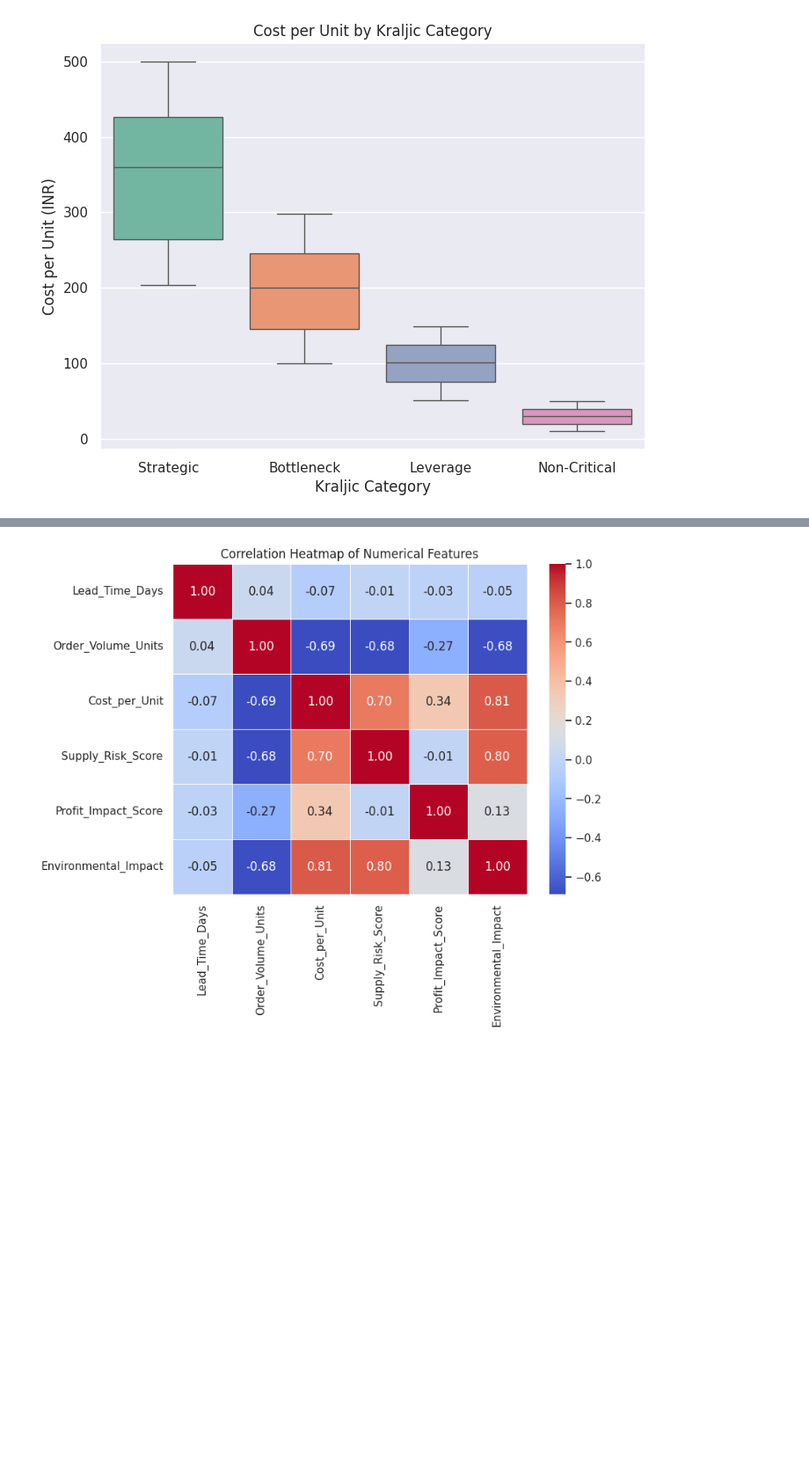
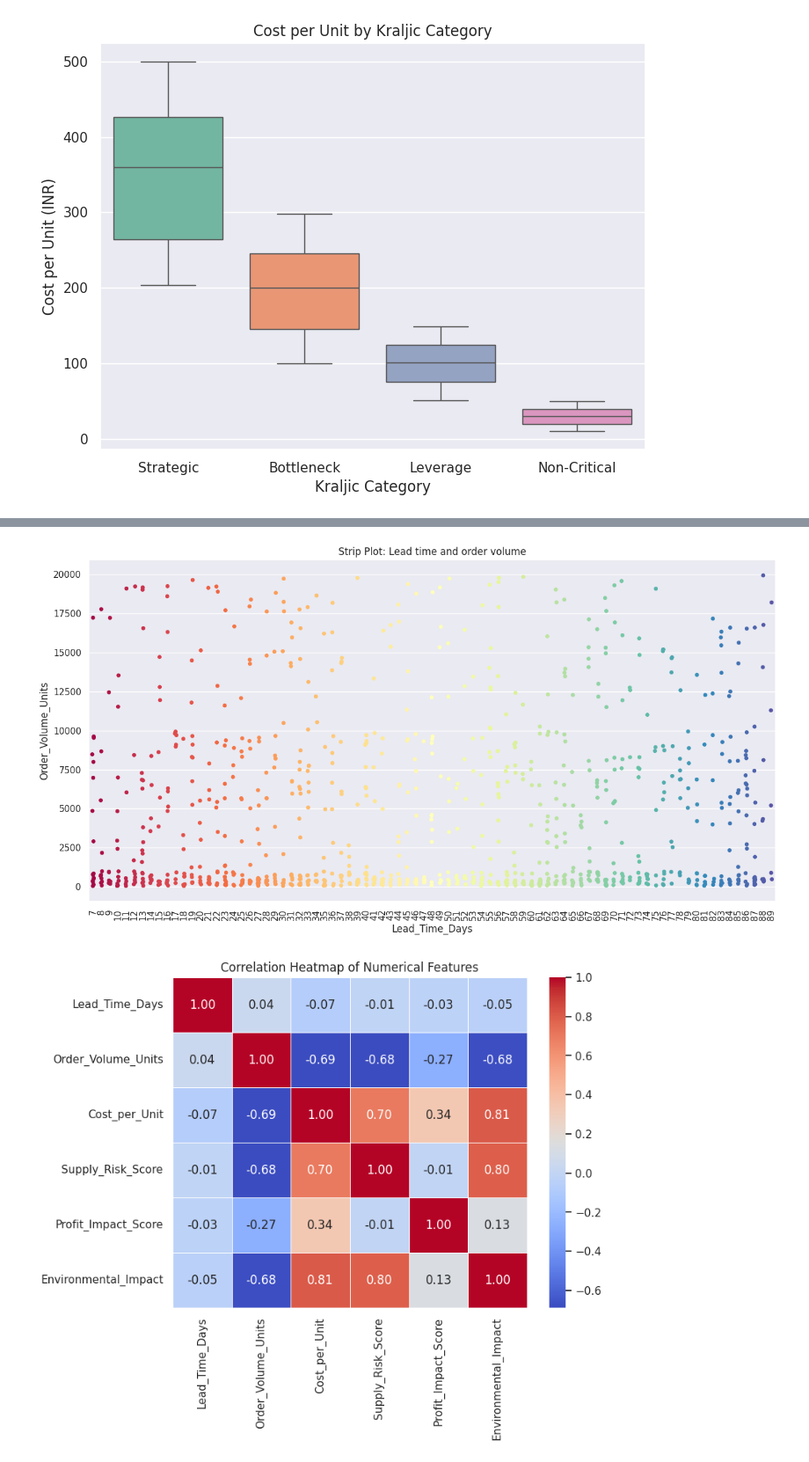
Before and after one commit to Nikhil5566/EDA-Prostate-cancer-dataset-, a Jupyter notebook: Kralijic_dataset.ipynb, the cells around one changed output, grey strips where cells are left out. Shown at 88% size. Drawn from its saved outputs; the diff is of its cells as text; code cells hidden in the pictures; blank space fills up the shorter version.

```diff
--- a/Kralijic_dataset.ipynb
+++ b/Kralijic_dataset.ipynb
@@ -145,3 +154,13 @@ plt.show()
+# %%
+# 5. Strip Plot: lead time vs order volume:
+plt.figure(figsize=(13,7))
+sns.stripplot(x='Lead_Time_Days', y='Order_Volume_Units', data=df, jitter=True, palette='Spectral')
+plt.title('Strip Plot: Lead time and order volume')
+plt.xticks(rotation=90)
+plt.tight_layout()
+plt.show()
+# %% [output]
+[figure, added]
 # %%
 # Ensure only numeric columns are selected for the correlation matrix
 numeric_columns = df.select_dtypes(include=['float64', 'int64']).columns
```
Also changed, not shown: parts of 1 cell of this notebook.
